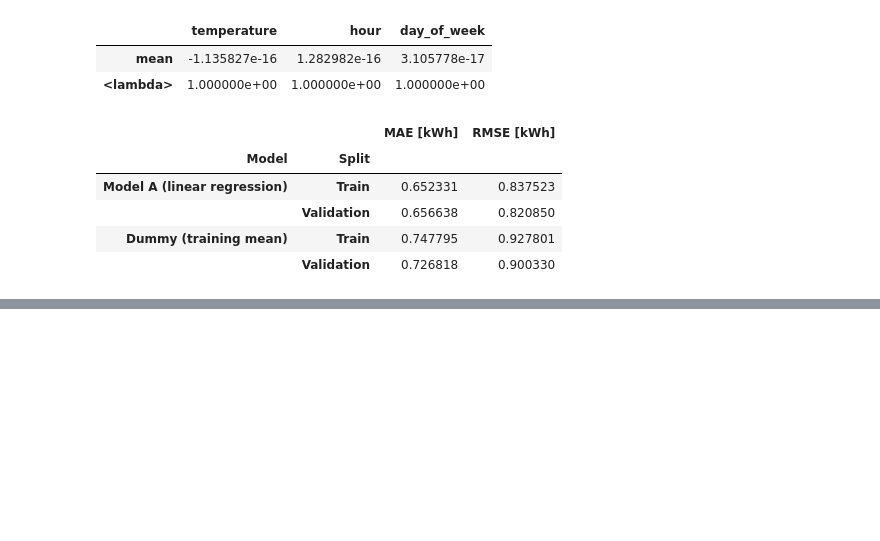
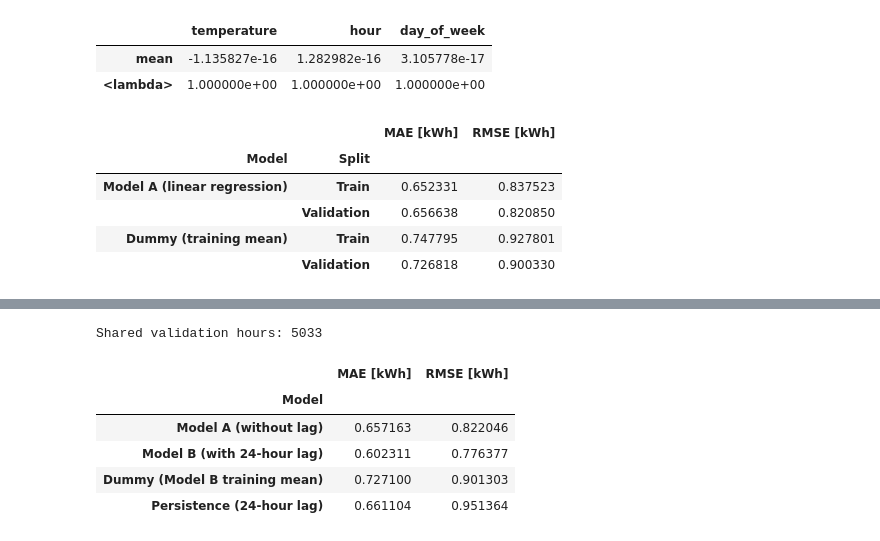
Before and after one commit to angiee99/Household-Power-Consumption-Prediction, a Jupyter notebook: project.ipynb, the cells around one changed output, grey strips where cells are left out. Drawn from its saved outputs; the diff is of its cells as text; code cells hidden in the pictures; blank space fills up the shorter version.

```diff
--- a/project.ipynb
+++ b/project.ipynb
@@ -582,0 +755,40 @@ display(results_A)
+# %%
+# Missing lag values can leave Model B with fewer validation rows than Model A.
+common_val_index = val_A.index.intersection(val_B.index)
+assert len(common_val_index) > 0
+comparison_val = val_B.loc[common_val_index]
+pd.testing.assert_series_equal(
+    val_A.loc[common_val_index, "time"], comparison_val["time"]
+)
+pd.testing.assert_series_equal(
+    y_val_A.loc[common_val_index], y_val_B.loc[common_val_index]
+)
+y_val_comparison = comparison_val[TARGET]
+
+comparison_predictions = {
+    "Model A (without lag)": model_A.predict(z_val_A.loc[common_val_index]),
+    "Model B (with 24-hour lag)": model_B.predict(z_val_B.loc[common_val_index]),
+    "Dummy (Model B training mean)": dummy_B.predict(z_val_B.loc[common_val_index]),
+    "Persistence (24-hour lag)": comparison_val[lag].to_numpy(),
+}
+validation_comparison = pd.DataFrame.from_dict(
+    {name: scores(y_val_comparison, prediction)
+     for name, prediction in comparison_predictions.items()},
+    orient="index",
+).rename_axis("Model")
+print("Shared validation hours:", len(comparison_val))
+display(validation_comparison)
+
+# Confirm that validation has not changed either fitted scaler.
+for scaler, snapshot in [(scaler_A, scaler_A_snapshot), (scaler_B, scaler_B_snapshot)]:
+    np.testing.assert_array_equal(scaler.mean_, snapshot[0])
+    np.testing.assert_array_equal(scaler.scale_, snapshot[1])
+    assert int(scaler.n_samples_seen_) == snapshot[2]
+# %% [output]
+Shared validation hours: 5033
+|  | MAE [kWh] | RMSE [kWh] |
+| Model |  |  |
+| Model A (without lag) | 0.657163 | 0.822046 |
+| Model B (with 24-hour lag) | 0.602311 | 0.776377 |
+| Dummy (Model B training mean) | 0.727100 | 0.901303 |
+| Persistence (24-hour lag) | 0.661104 | 0.951364 |
```
Also changed, not shown: parts of 10 cells of this notebook.
